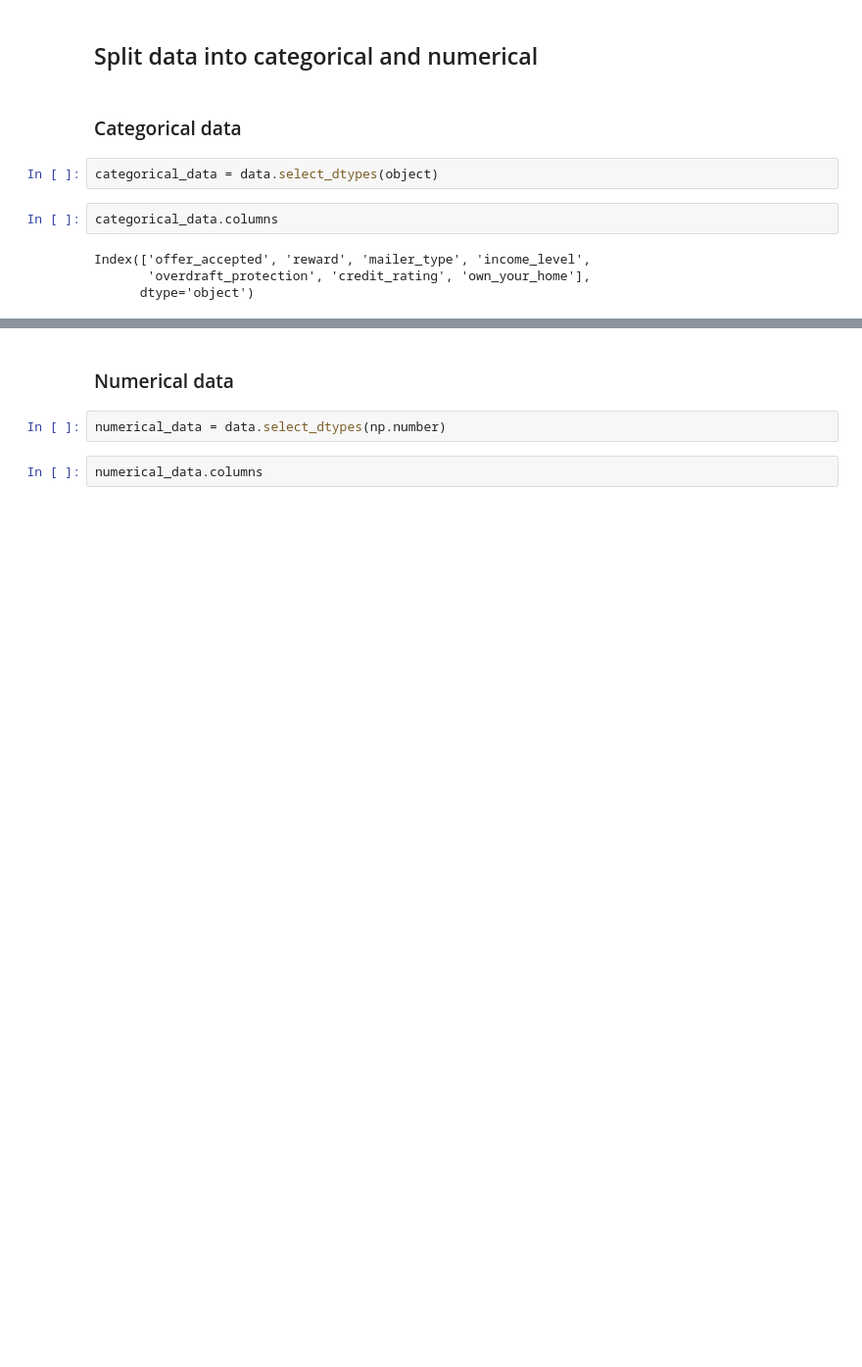
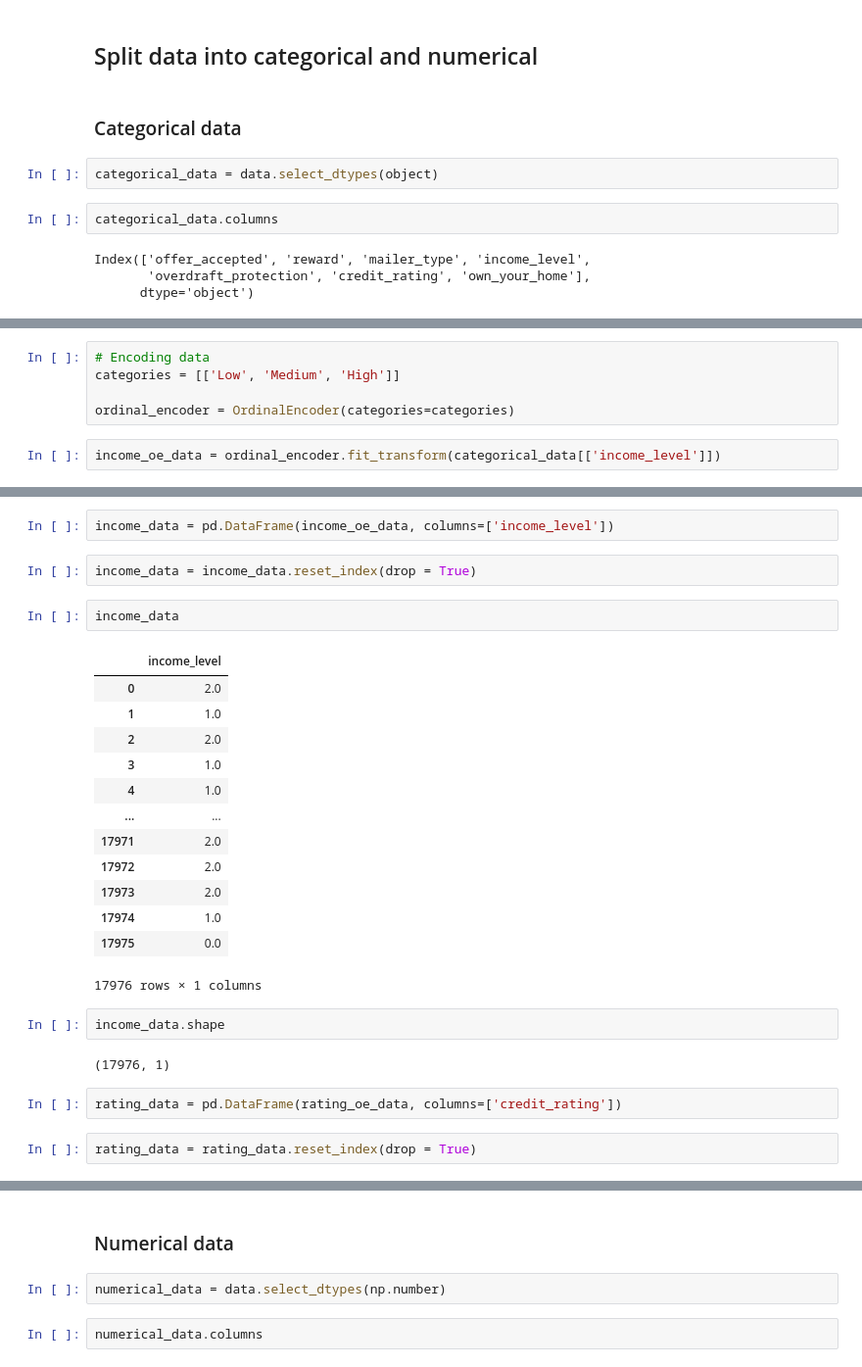
Before and after one commit to LeonardoOlmos/credit-card-offer, a Jupyter notebook: credit_card_offer_classification.ipynb, the cells around one changed output, grey strips where cells are left out. Shown: that part at 98% size. Drawn from its saved outputs; the diff is of its cells as text; blank space fills up the shorter version.

```diff
--- a/credit_card_offer_classification.ipynb
+++ b/credit_card_offer_classification.ipynb
@@ -145,0 +146,7 @@ for column in categorical_data.columns:
+# %%
+# Encoding data
+categories = [['Low', 'Medium', 'High']]
+
+ordinal_encoder = OrdinalEncoder(categories=categories)
+# %%
+income_oe_data = ordinal_encoder.fit_transform(categorical_data[['income_level']])
@@ -151,0 +181,28 @@ Index(['offer_accepted', 'reward', 'mailer_type', 'income_level',
+# %%
+income_data = pd.DataFrame(income_oe_data, columns=['income_level'])
+# %%
+income_data = income_data.reset_index(drop = True)
+# %%
+income_data
+# %% [output]
+|  | income_level |
+| 0 | 2.0 |
+| 1 | 1.0 |
+| 2 | 2.0 |
+| 3 | 1.0 |
+| 4 | 1.0 |
+| ... | ... |
+| 17971 | 2.0 |
+| 17972 | 2.0 |
+| 17973 | 2.0 |
+| 17974 | 1.0 |
+| 17975 | 0.0 |
+17976 rows × 1 columns
+# %%
+income_data.shape
+# %% [output]
+(17976, 1)
+# %%
+rating_data = pd.DataFrame(rating_oe_data, columns=['credit_rating'])
+# %%
+rating_data = rating_data.reset_index(drop = True)
```
Also changed, not shown: parts of 26 cells of this notebook.
